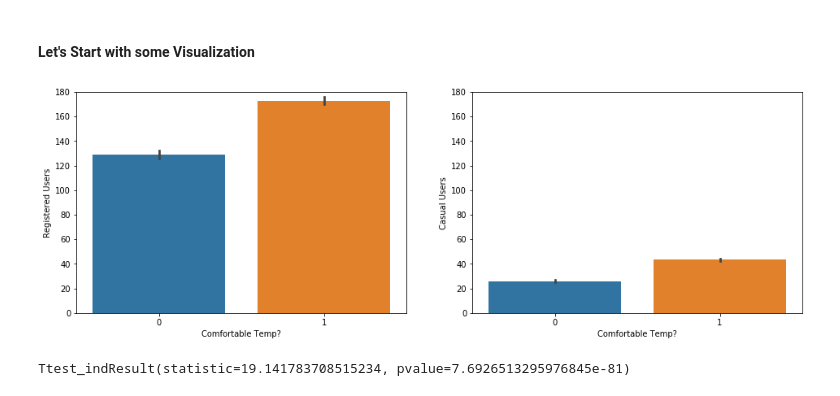
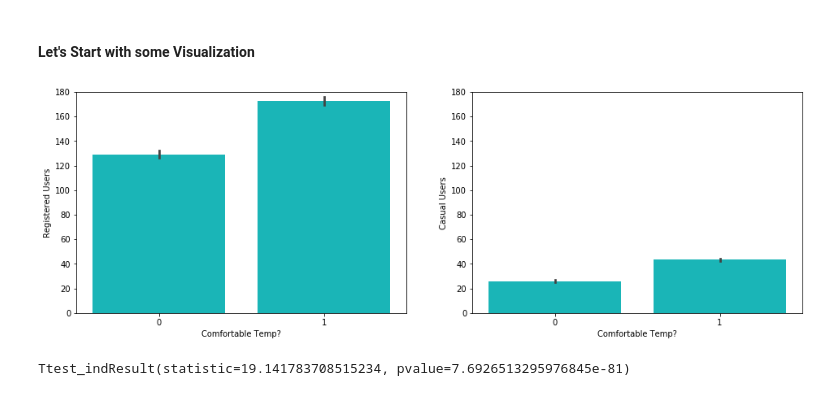
Before and after one commit to ArenCarpenter/Predicting_Bike_Ridership, a Jupyter notebook: 02_Hypothesis_Testing.ipynb, the cells around one changed output. Cells and saved outputs as stored; diff of their text form; code cells hidden in the pictures.

```diff
--- a/02_Hypothesis_Testing.ipynb
+++ b/02_Hypothesis_Testing.ipynb
@@ -44,15 +44,15 @@ df['Comfortable Temp?'] = np.where((df['Temperature Feels F'] > 50) & (df['Tempe
 #### Let's Start with some Visualization
 # %%
 fig, ax = plt.subplots(1,2)
-sns.barplot(data=df, x='Comfortable Temp?', y='Registered Users', ax=ax[0])
-sns.barplot(data=df, x='Comfortable Temp?', y='Casual Users', ax=ax[1])
+sns.barplot(data=df, x='Comfortable Temp?', y='Registered Users', ax=ax[0], color = 'darkturquoise')
+sns.barplot(data=df, x='Comfortable Temp?', y='Casual Users', ax=ax[1], color = 'darkturquoise')
 ax[0].set(ylim=(0, 180))
 ax[1].set(ylim=(0, 180))
 fig.set_figheight(5)
 fig.set_figwidth(16)
 plt.show()
 # %% [output]
-[figure, old version]
+[figure, new version]
 # %%
 comfy_registered = df[df['Comfortable Temp?'] == 1]['Registered Users']
 noncomfy_registered = df[df['Comfortable Temp?'] == 0]['Registered Users']
```
Also changed, not shown: parts of 3 cells of this notebook.
